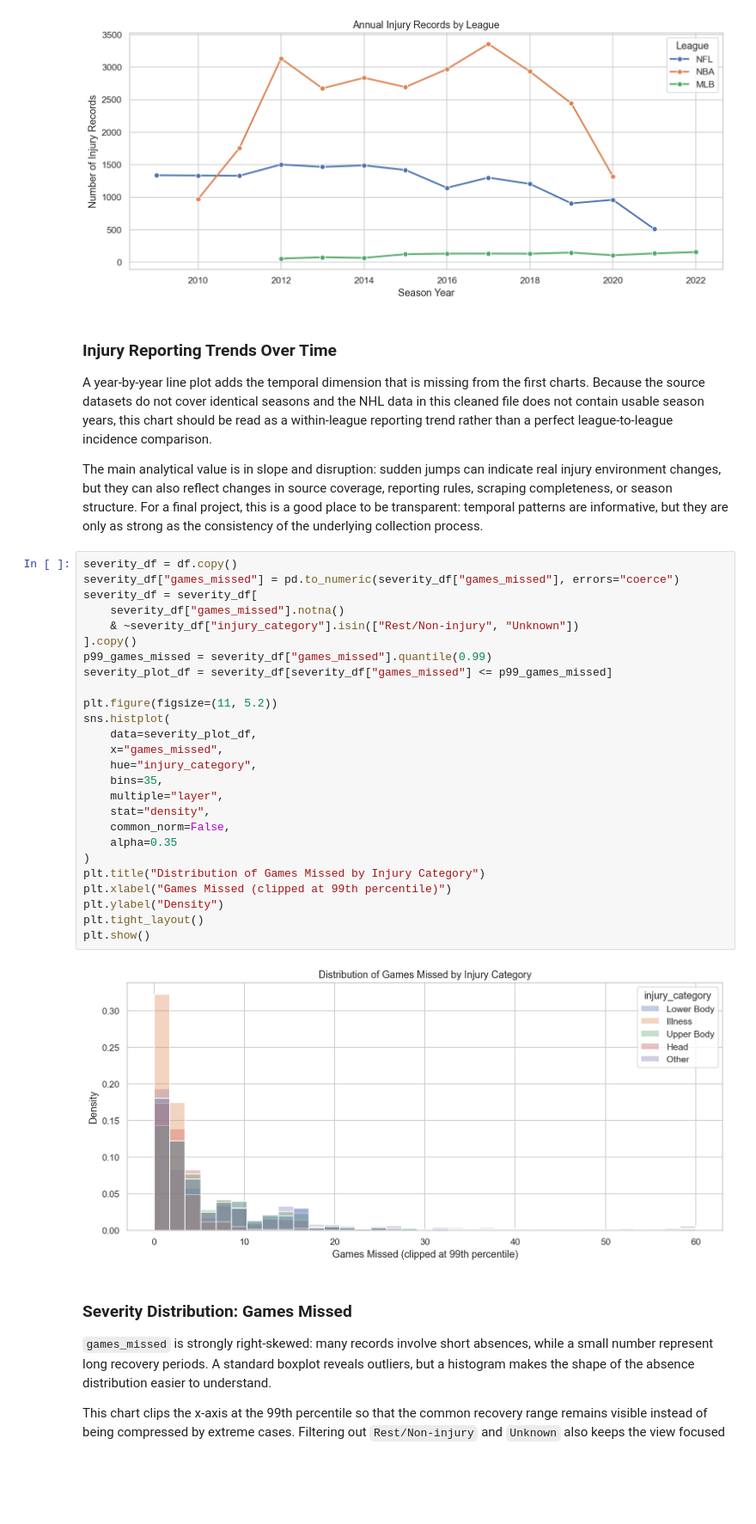
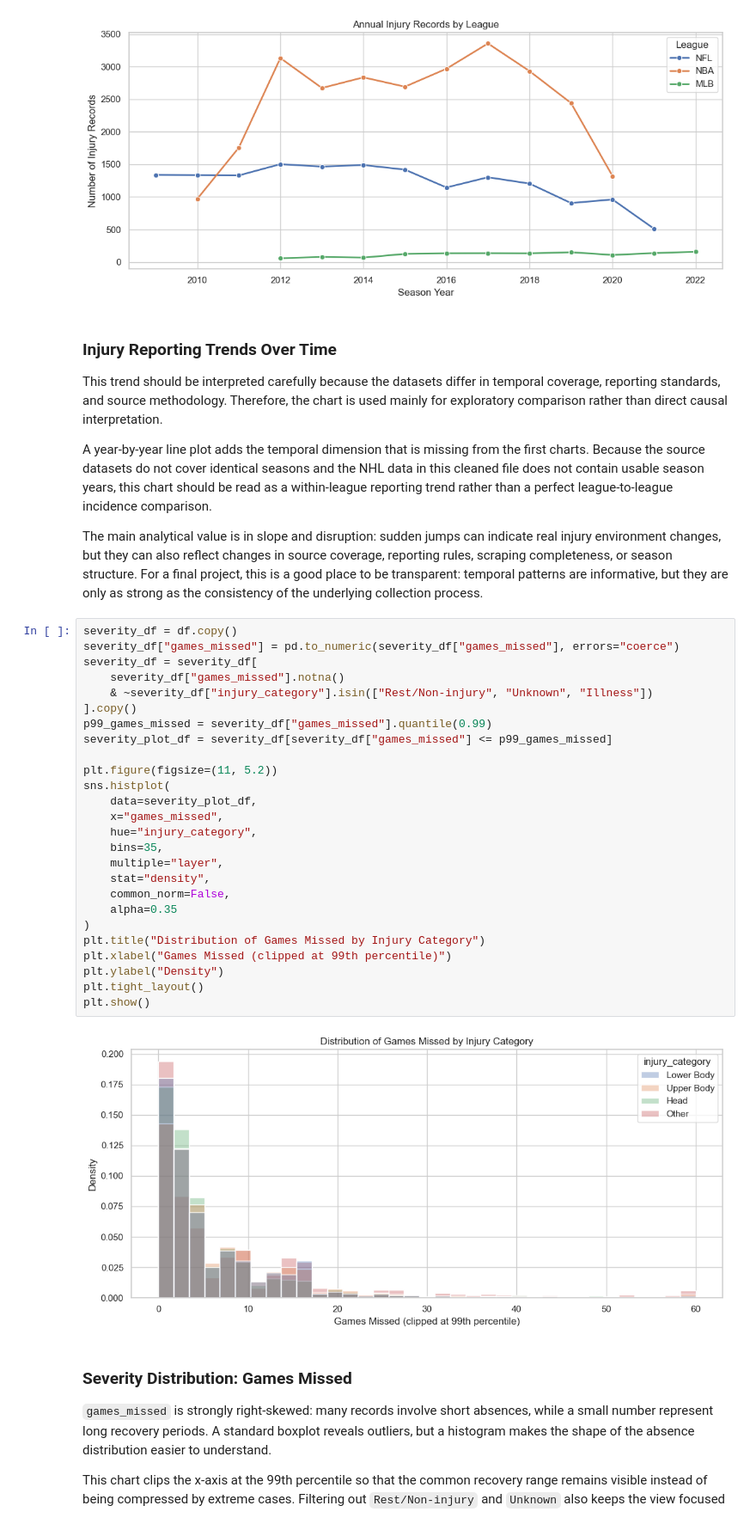
Before and after one commit to PlamenPlamenovStanchev/Data-Science-Final-s-Project, a Jupyter notebook: notebooks/02_analysis.ipynb, the cells around one changed output. Shown at 86% size. Cells and saved outputs as stored; diff of their text form; blank space fills up the shorter version.

```diff
--- a/notebooks/02_analysis.ipynb
+++ b/notebooks/02_analysis.ipynb
@@ -264,6 +267,8 @@ plt.show()
 [figure]
 # %% [markdown]
 ### Injury Reporting Trends Over Time
+
+This trend should be interpreted carefully because the datasets differ in temporal coverage, reporting standards, and source methodology. Therefore, the chart is used mainly for exploratory comparison rather than direct causal interpretation.
 
 A year-by-year line plot adds the temporal dimension that is missing from the first charts. Because the source datasets do not cover identical seasons and the NHL data in this cleaned file does not contain usable season years, this chart should be read as a within-league reporting trend rather than a perfect league-to-league incidence comparison.
 
@@ -271,31 +276,31 @@ The main analytical value is in slope and disruption: sudden jumps can indicate
 # %%
 severity_df = df.copy()
 severity_df["games_missed"] = pd.to_numeric(severity_df["games_missed"], errors="coerce")
 severity_df = severity_df[
     severity_df["games_missed"].notna()
-    & ~severity_df["injury_category"].isin(["Rest/Non-injury", "Unknown"])
+    & ~severity_df["injury_category"].isin(["Rest/Non-injury", "Unknown", "Illness"])
 ].copy()
 p99_games_missed = severity_df["games_missed"].quantile(0.99)
 severity_plot_df = severity_df[severity_df["games_missed"] <= p99_games_missed]
 
 plt.figure(figsize=(11, 5.2))
 sns.histplot(
     data=severity_plot_df,
     x="games_missed",
     hue="injury_category",
     bins=35,
     multiple="layer",
     stat="density",
     common_norm=False,
     alpha=0.35
 )
 plt.title("Distribution of Games Missed by Injury Category")
 plt.xlabel("Games Missed (clipped at 99th percentile)")
 plt.ylabel("Density")
 plt.tight_layout()
 plt.show()
 # %% [output]
-[figure, old version]
+[figure, new version]
 # %% [markdown]
 ### Severity Distribution: Games Missed
 
```
Also changed, not shown: parts of 17 cells of this notebook.
